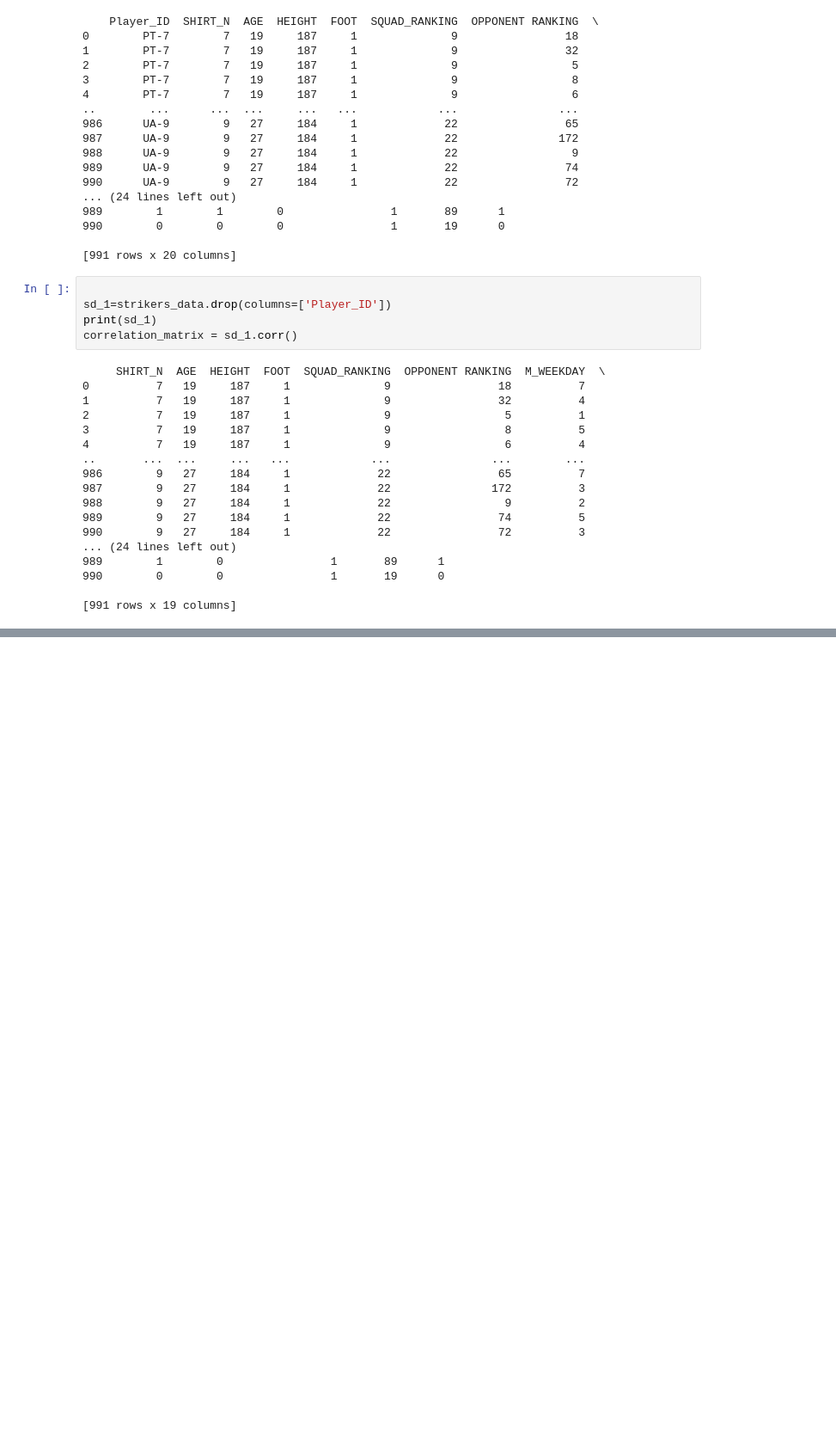
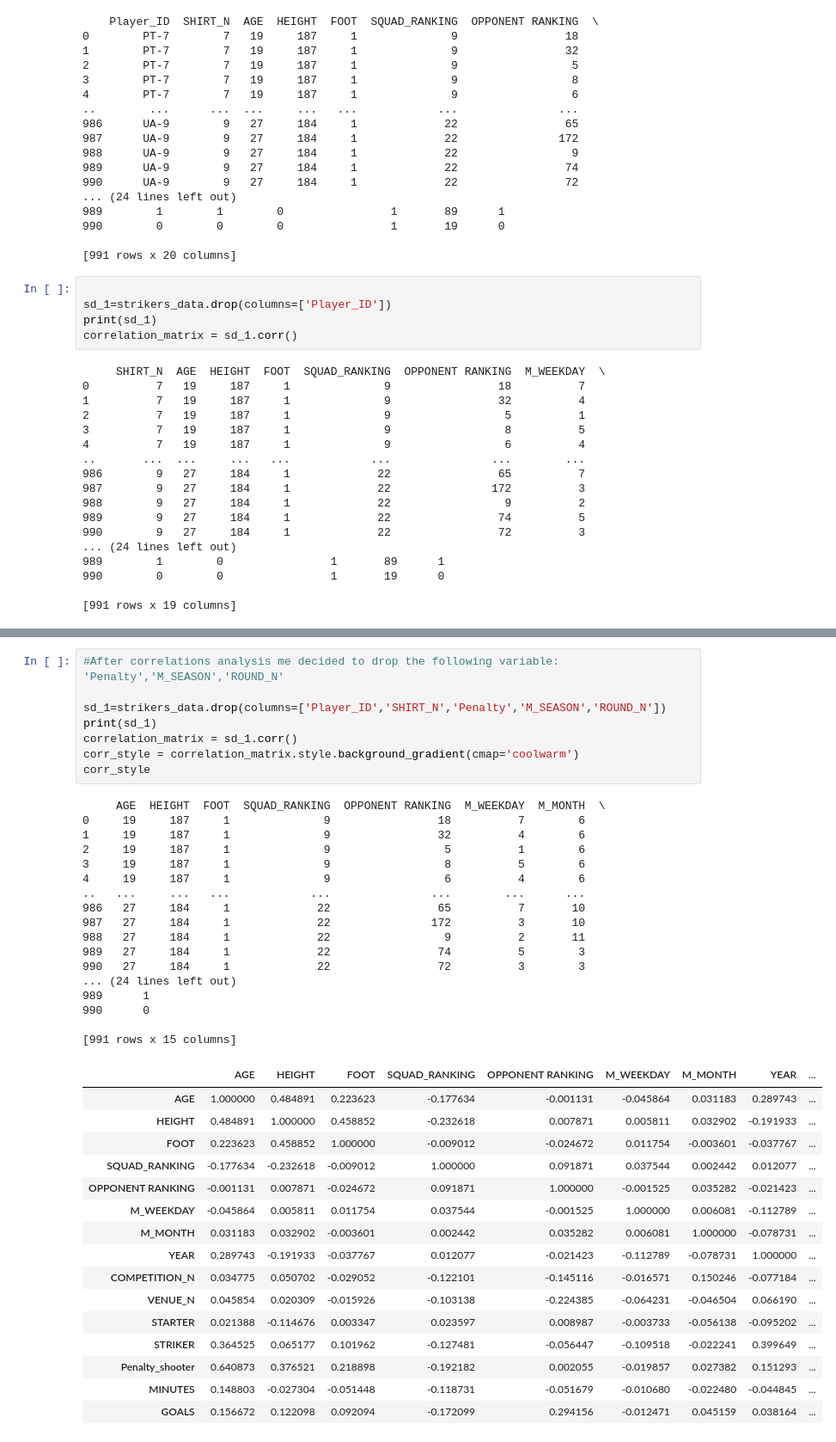
Before and after one commit to Oscar-Cortes/EuroCup2024NECAXALEGENDS, a Jupyter notebook: Codes/Correlations.ipynb, the cells around one changed output, grey strips where cells are left out. Shown: that part at 86% size. Saved outputs shown, nothing was run; the diff lists cells and outputs as text; blank space fills up the shorter version.

```diff
--- a/Codes/Correlations.ipynb
+++ b/Codes/Correlations.ipynb
@@ -68,3 +68,45 @@ corr_style
 | Penalty_shooter | -0.228808 | 0.640873 | 0.376521 | 0.218898 | -0.192182 | 0.002055 | -0.019857 | 0.027382 | 0.030146 | ... |
 | MINUTES | -0.197192 | 0.148803 | -0.027304 | -0.051448 | -0.118731 | -0.051679 | -0.010680 | -0.022480 | -0.000944 | ... |
 | GOALS | -0.119675 | 0.156672 | 0.122098 | 0.092094 | -0.172099 | 0.294156 | -0.012471 | 0.045159 | 0.042786 | ... |
+# %%
+#After correlations analysis me decided to drop the following variable: 'Penalty','M_SEASON','ROUND_N'
+
+sd_1=strikers_data.drop(columns=['Player_ID','SHIRT_N','Penalty','M_SEASON','ROUND_N'])
+print(sd_1)
+correlation_matrix = sd_1.corr()
+corr_style = correlation_matrix.style.background_gradient(cmap='coolwarm')
+corr_style
+# %% [output]
+     AGE  HEIGHT  FOOT  SQUAD_RANKING  OPPONENT RANKING  M_WEEKDAY  M_MONTH  \
+0     19     187     1              9                18          7        6
+1     19     187     1              9                32          4        6
+2     19     187     1              9                 5          1        6
+3     19     187     1              9                 8          5        6
+4     19     187     1              9                 6          4        6
+..   ...     ...   ...            ...               ...        ...      ...
+986   27     184     1             22                65          7       10
+987   27     184     1             22               172          3       10
+988   27     184     1             22                 9          2       11
+989   27     184     1             22                74          5        3
+990   27     184     1             22                72          3        3
+... (24 lines left out)
+989      1
+990      0
+
+[991 rows x 15 columns]
+|  | AGE | HEIGHT | FOOT | SQUAD_RANKING | OPPONENT RANKING | M_WEEKDAY | M_MONTH | YEAR | ... |
+| AGE | 1.000000 | 0.484891 | 0.223623 | -0.177634 | -0.001131 | -0.045864 | 0.031183 | 0.289743 | ... |
+| HEIGHT | 0.484891 | 1.000000 | 0.458852 | -0.232618 | 0.007871 | 0.005811 | 0.032902 | -0.191933 | ... |
+| FOOT | 0.223623 | 0.458852 | 1.000000 | -0.009012 | -0.024672 | 0.011754 | -0.003601 | -0.037767 | ... |
+| SQUAD_RANKING | -0.177634 | -0.232618 | -0.009012 | 1.000000 | 0.091871 | 0.037544 | 0.002442 | 0.012077 | ... |
+| OPPONENT RANKING | -0.001131 | 0.007871 | -0.024672 | 0.091871 | 1.000000 | -0.001525 | 0.035282 | -0.021423 | ... |
+| M_WEEKDAY | -0.045864 | 0.005811 | 0.011754 | 0.037544 | -0.001525 | 1.000000 | 0.006081 | -0.112789 | ... |
+| M_MONTH | 0.031183 | 0.032902 | -0.003601 | 0.002442 | 0.035282 | 0.006081 | 1.000000 | -0.078731 | ... |
+| YEAR | 0.289743 | -0.191933 | -0.037767 | 0.012077 | -0.021423 | -0.112789 | -0.078731 | 1.000000 | ... |
+| COMPETITION_N | 0.034775 | 0.050702 | -0.029052 | -0.122101 | -0.145116 | -0.016571 | 0.150246 | -0.077184 | ... |
+| VENUE_N | 0.045854 | 0.020309 | -0.015926 | -0.103138 | -0.224385 | -0.064231 | -0.046504 | 0.066190 | ... |
+| STARTER | 0.021388 | -0.114676 | 0.003347 | 0.023597 | 0.008987 | -0.003733 | -0.056138 | -0.095202 | ... |
+| STRIKER | 0.364525 | 0.065177 | 0.101962 | -0.127481 | -0.056447 | -0.109518 | -0.022241 | 0.399649 | ... |
+| Penalty_shooter | 0.640873 | 0.376521 | 0.218898 | -0.192182 | 0.002055 | -0.019857 | 0.027382 | 0.151293 | ... |
+| MINUTES | 0.148803 | -0.027304 | -0.051448 | -0.118731 | -0.051679 | -0.010680 | -0.022480 | -0.044845 | ... |
+| GOALS | 0.156672 | 0.122098 | 0.092094 | -0.172099 | 0.294156 | -0.012471 | 0.045159 | 0.038164 | ... |
```
